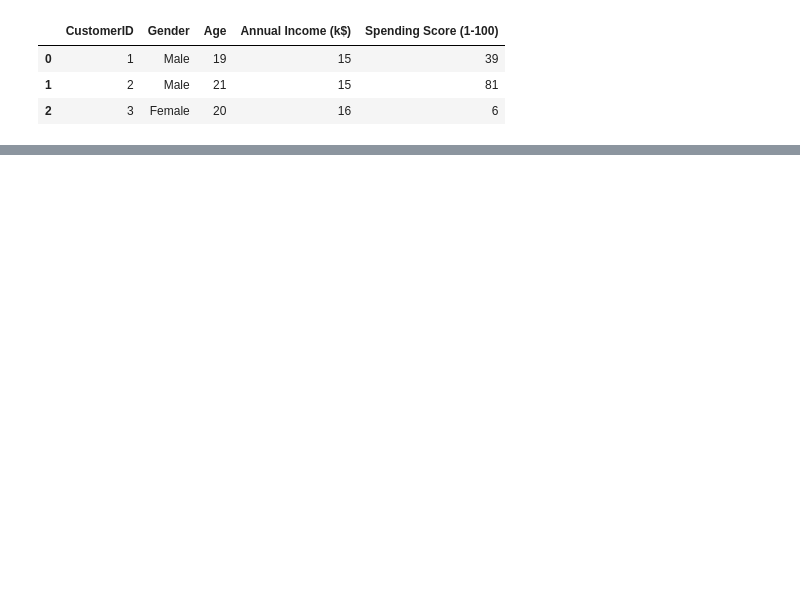
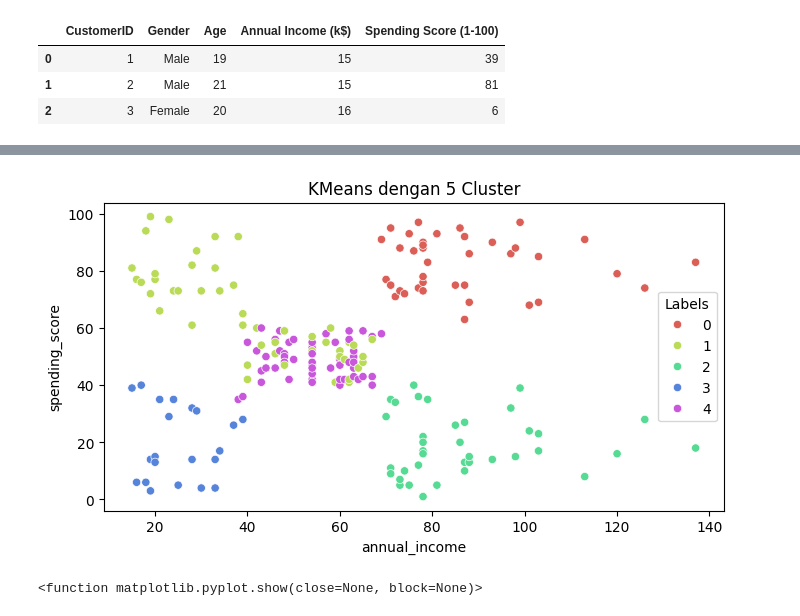
Before and after one commit to AprillianPutraPratama01/UJSP, a Jupyter notebook: Pelatihan_ujsp_6.ipynb, the cells around one changed output, grey strips where cells are left out. Drawn from its saved outputs; the diff is of its cells as text; code cells hidden in the pictures; blank space fills up the shorter version.

```diff
--- a/Pelatihan_ujsp_6.ipynb
+++ b/Pelatihan_ujsp_6.ipynb
@@ -43,0 +81,21 @@ for i in range(1,11):
+# %%
+#Membuat objek K-Means
+
+km5 = KMeans(n_clusters=5).fit(X)
+
+#Menambahkan kolom label pada dataset
+
+X['Labels'] = km5.labels_
+# %%
+#Membuat plot K-Means dengan 5 klaster
+#Membuat plot K-Means dengan 5 klaster
+
+plt.figure(figsize=(8,4))
+sns.scatterplot(x='annual_income', y='spending_score', hue=X['Labels'],
+                palette=sns.color_palette('hls', 5), data=X)
+plt.title('KMeans dengan 5 Cluster')
+plt.show()
+plt.show
+# %% [output]
+[figure, added]
+<function matplotlib.pyplot.show(close=None, block=None)>
```
Also changed, not shown: parts of 6 cells of this notebook.
